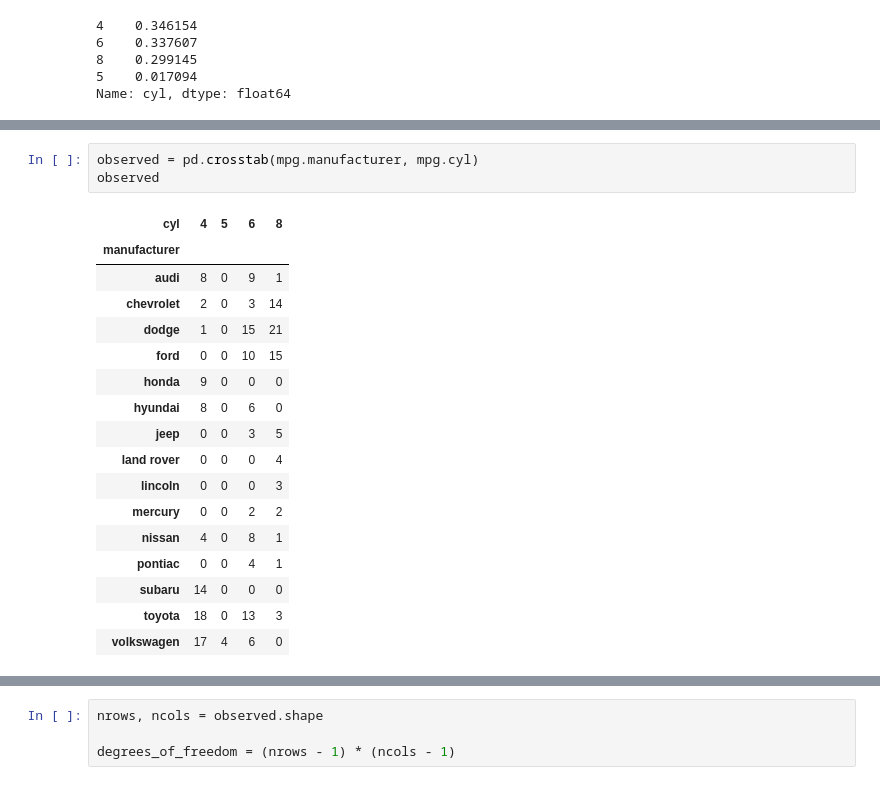
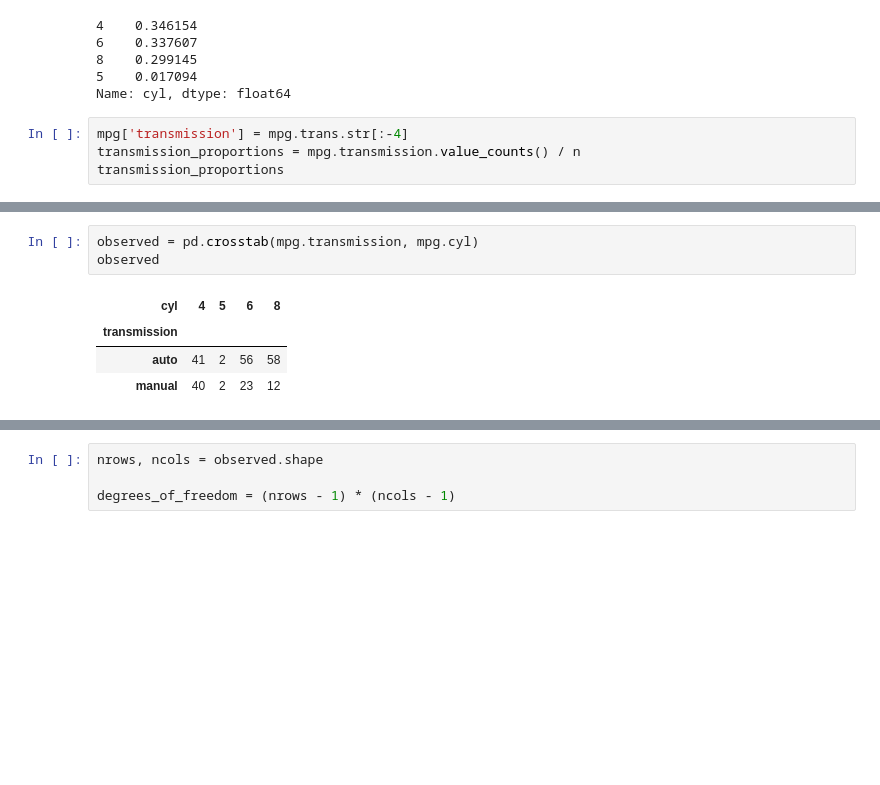
Before and after one commit to michael-haerle/statistics-exercises, a Jupyter notebook: hypothesis_testing.ipynb, the cells around one changed output, grey strips where cells are left out. Saved outputs shown, nothing was run; the diff lists cells and outputs as text; blank space fills up the shorter version.

```diff
--- a/hypothesis_testing.ipynb
+++ b/hypothesis_testing.ipynb
@@ -494,3 +494,7 @@ cyl_proportions
 8    0.299145
 5    0.017094
 Name: cyl, dtype: float64
+# %%
+mpg['transmission'] = mpg.trans.str[:-4]
+transmission_proportions = mpg.transmission.value_counts() / n
+transmission_proportions
@@ -543,24 +525,11 @@ expected
 # %%
-observed = pd.crosstab(mpg.manufacturer, mpg.cyl)
+observed = pd.crosstab(mpg.transmission, mpg.cyl)
 observed
 # %% [output]
 | cyl | 4 | 5 | 6 | 8 |
-| manufacturer |  |  |  |  |
-| audi | 8 | 0 | 9 | 1 |
-| chevrolet | 2 | 0 | 3 | 14 |
-| dodge | 1 | 0 | 15 | 21 |
-| ford | 0 | 0 | 10 | 15 |
-| honda | 9 | 0 | 0 | 0 |
-| hyundai | 8 | 0 | 6 | 0 |
-| jeep | 0 | 0 | 3 | 5 |
-| land rover | 0 | 0 | 0 | 4 |
-| lincoln | 0 | 0 | 0 | 3 |
-| mercury | 0 | 0 | 2 | 2 |
-| nissan | 4 | 0 | 8 | 1 |
-| pontiac | 0 | 0 | 4 | 1 |
-| subaru | 14 | 0 | 0 | 0 |
-| toyota | 18 | 0 | 13 | 3 |
-| volkswagen | 17 | 4 | 6 | 0 |
+| transmission |  |  |  |  |
+| auto | 41 | 2 | 56 | 58 |
+| manual | 40 | 2 | 23 | 12 |
 # %%
 chi2 = ((observed - expected)**2 / expected).values.sum()
 chi2
```
Also changed, not shown: parts of 5 cells of this notebook.
